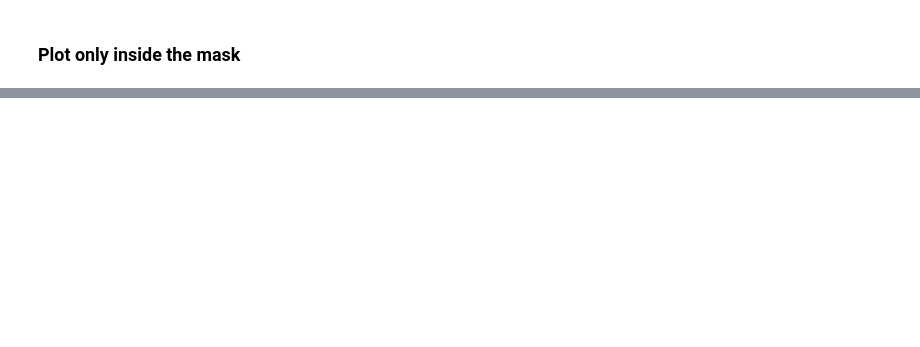
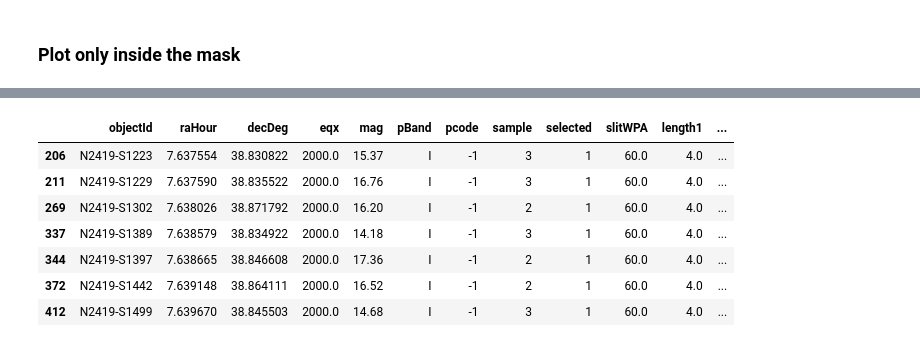
Before and after one commit to KeckObservatory/SlitmaskDesignTool, a Jupyter notebook: Notebooks/Input_Test.ipynb, the cells around one changed output, grey strips where cells are left out. Drawn from its saved outputs; the diff is of its cells as text; code cells hidden in the pictures; blank space fills up the shorter version.

```diff
--- a/Notebooks/Input_Test.ipynb
+++ b/Notebooks/Input_Test.ipynb
@@ -31,0 +30,18 @@ tlist = TargetList(input_fname, useDSS=False, config=config)
+# %%
+input_fname = "../DeimosExamples/EvanKirby/n2419c.list"
+tlist = TargetList(input_fname, useDSS=False, config=config)
+
+# Check what is inside the mask
+tlist.markInside (layout)
+
+allTargets = tlist.targets
+selectedTargets = allTargets[allTargets.selected > 0]
+selectedTargets = selectedTargets[selectedTargets.pcode >= 0]
+
+alignBoxes = allTargets[allTargets.pcode == -2]
+guideBoxes = allTargets[allTargets.pcode == -1]
+
+inTargets = allTargets[allTargets.inMask > 0]
+inSelectedTargets = selectedTargets[selectedTargets.inMask > 0]
+inAlignBoxes = alignBoxes[alignBoxes.inMask > 0]
+inGuideBoxes = guideBoxes[guideBoxes.inMask >0]
@@ -103,0 +115,11 @@ Text(0, 0.5, 'Y arcsec')
+# %%
+guideBoxes
+# %% [output]
+|  | objectId | raHour | decDeg | eqx | mag | pBand | pcode | sample | selected | slitWPA | length1 | ... |
+| 206 | N2419-S1223 | 7.637554 | 38.830822 | 2000.0 | 15.37 | I | -1 | 3 | 1 | 60.0 | 4.0 | ... |
+| 211 | N2419-S1229 | 7.637590 | 38.835522 | 2000.0 | 16.76 | I | -1 | 3 | 1 | 60.0 | 4.0 | ... |
+| 269 | N2419-S1302 | 7.638026 | 38.871792 | 2000.0 | 16.20 | I | -1 | 2 | 1 | 60.0 | 4.0 | ... |
+| 337 | N2419-S1389 | 7.638579 | 38.834922 | 2000.0 | 14.18 | I | -1 | 3 | 1 | 60.0 | 4.0 | ... |
+| 344 | N2419-S1397 | 7.638665 | 38.846608 | 2000.0 | 17.36 | I | -1 | 2 | 1 | 60.0 | 4.0 | ... |
+| 372 | N2419-S1442 | 7.639148 | 38.864111 | 2000.0 | 16.52 | I | -1 | 2 | 1 | 60.0 | 4.0 | ... |
+| 412 | N2419-S1499 | 7.639670 | 38.845503 | 2000.0 | 14.68 | I | -1 | 3 | 1 | 60.0 | 4.0 | ... |
```
Also changed, not shown: parts of 13 cells of this notebook, 16 other files.
